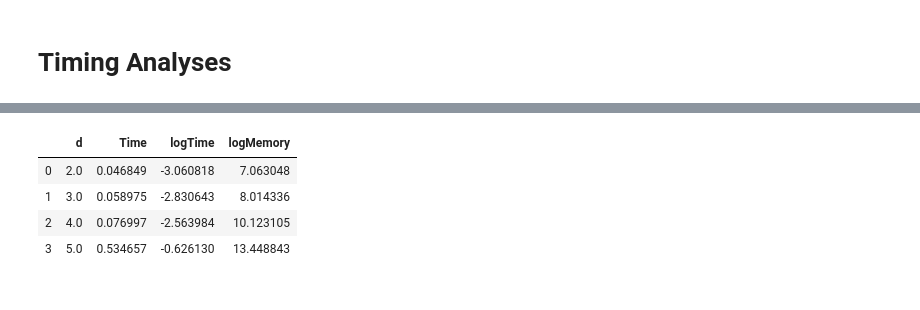
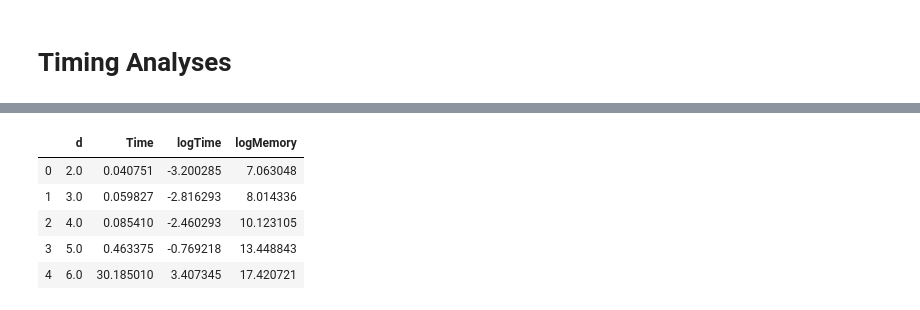
Before and after one commit to AlexanderChristgau/XM-project, a Jupyter notebook: Permutation-test.ipynb, the cells around one changed output, grey strips where cells are left out. Saved outputs shown, nothing was run; the diff lists cells and outputs as text; code cells hidden in the pictures.

Commit message:
Timing results

```diff
--- a/Permutation-test.ipynb
+++ b/Permutation-test.ipynb
@@ -357,6 +357,7 @@ monomial: xy decomp: 2*g_4^1
 # Timing Analyses
 # %%
 import matplotlib.pyplot as plt
+from matplotlib.ticker import MaxNLocator
 import seaborn as sns
 from timeit import default_timer
 
@@ -367,13 +368,13 @@ def timing_experiment(max_d = 5):
     df = pd.DataFrame(columns = ["d", "Time","logTime", "logMemory"])
     for d in range(2,max_d+1):
         start = default_timer()
-        M = rel_experiment(d, return_monomials = True, print_output = False)
+        M = rel_experiment(int(d), return_monomials = True, print_output = False)
         end = default_timer()
         df = df.append({"d":d, "Time":(end-start), "logTime":np.log(end-start),
                         "logMemory":np.log(asizeof.asizeof(M))},ignore_index=True)
     return df
 # %%
-time_df = timing_experiment(5)
+time_df = timing_experiment(6)
 time_df
 # %% [output]
 [interactive output not drawn]
@@ -383,5 +385,6 @@ time_df
 |  | d | Time | logTime | logMemory |
-| 0 | 2.0 | 0.046849 | -3.060818 | 7.063048 |
-| 1 | 3.0 | 0.058975 | -2.830643 | 8.014336 |
-| 2 | 4.0 | 0.076997 | -2.563984 | 10.123105 |
-| 3 | 5.0 | 0.534657 | -0.626130 | 13.448843 |
+| 0 | 2.0 | 0.040751 | -3.200285 | 7.063048 |
+| 1 | 3.0 | 0.059827 | -2.816293 | 8.014336 |
+| 2 | 4.0 | 0.085410 | -2.460293 | 10.123105 |
+| 3 | 5.0 | 0.463375 | -0.769218 | 13.448843 |
+| 4 | 6.0 | 30.185010 | 3.407345 | 17.420721 |
```
Also changed, not shown: parts of 4 cells of this notebook, 1 other file.
